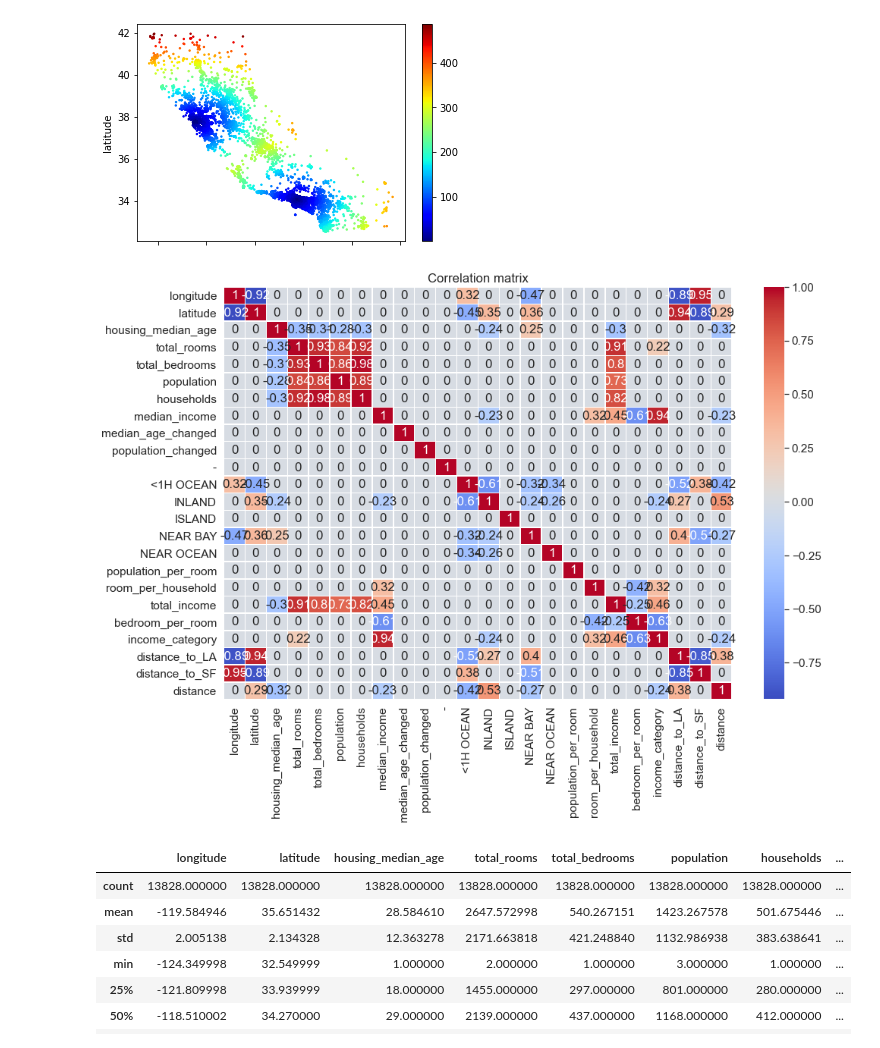
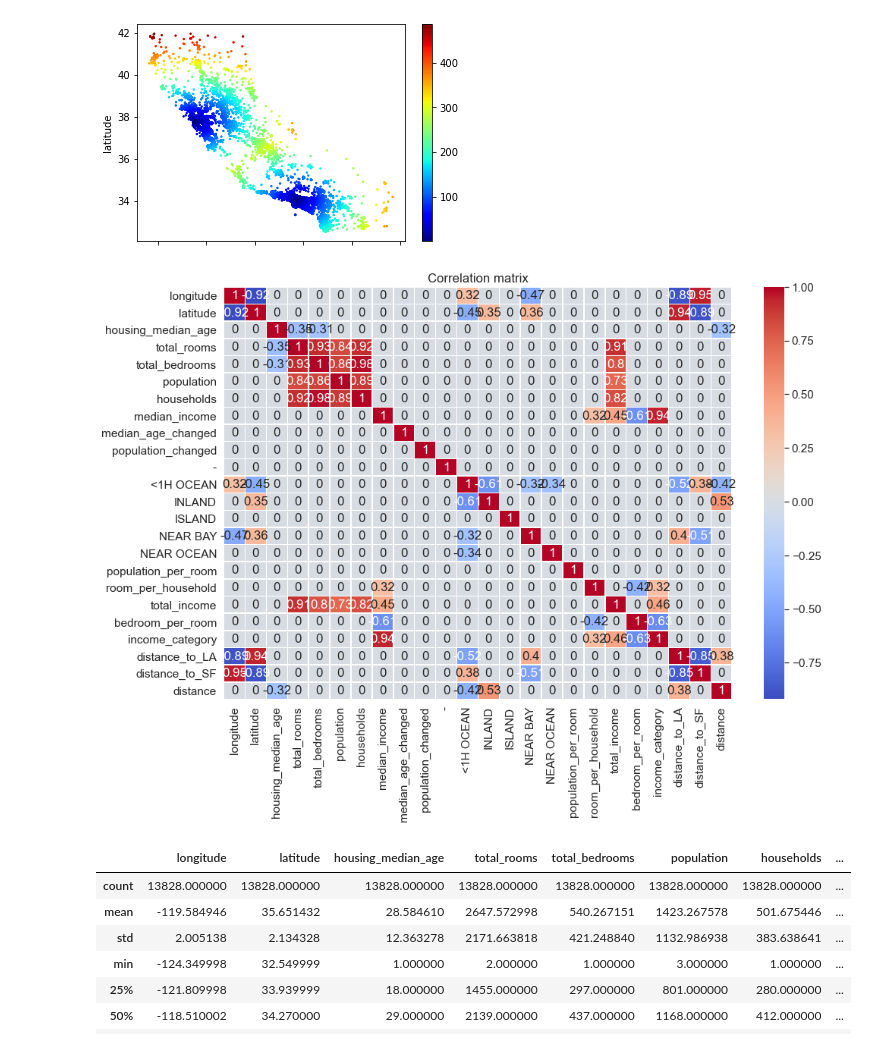
Before and after one commit to Maximrez/ITAcademySamsung, a Jupyter notebook: Predication_house_price.ipynb, the cells around one changed output. Cells and saved outputs as stored; diff of their text form; code cells hidden in the pictures.

```diff
--- a/Predication_house_price.ipynb
+++ b/Predication_house_price.ipynb
@@ -418,9 +375,9 @@ X.plot(kind='scatter', x='longitude', y='latitude', s=2,
 <matplotlib.axes._subplots.AxesSubplot at 0x...>
 [figure]
 # %%
-corelate_df(X, 0.2)
+corelate_df(X, 0.3)
 # %% [output]
-[figure, old version]
+[figure, new version]
 # %%
 X.describe()
 # %% [output]
```
Also changed, not shown: parts of 28 cells of this notebook.
